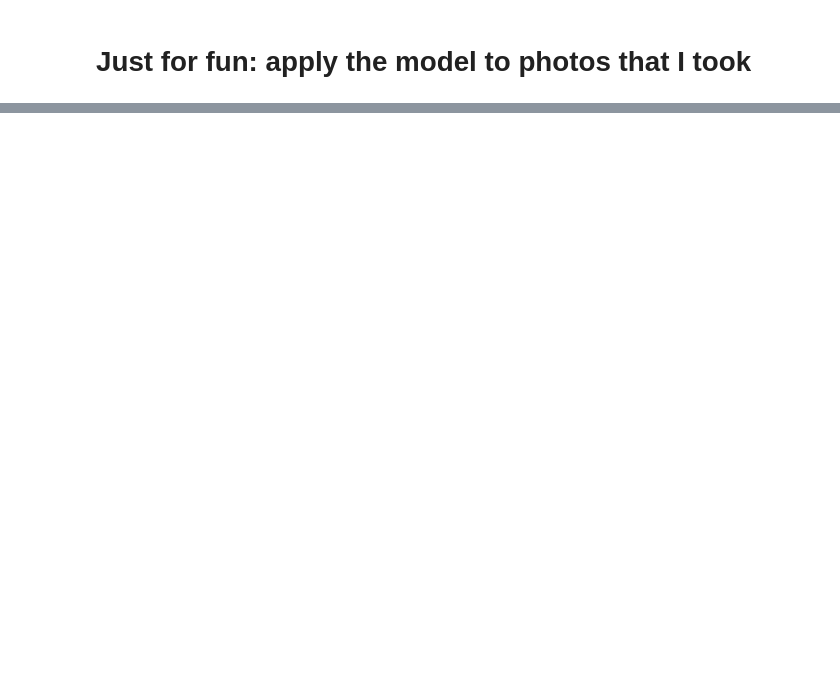
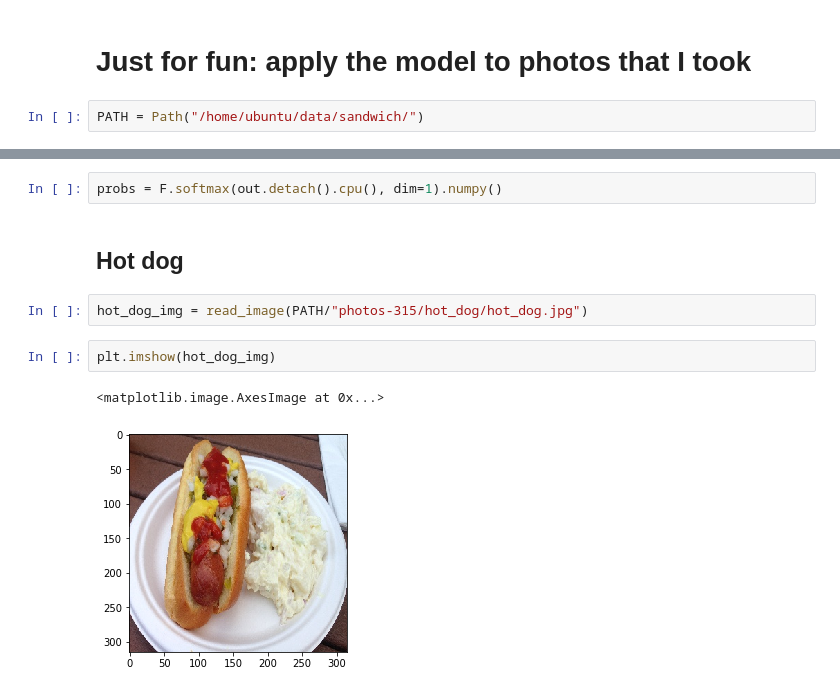
Before and after one commit to yihanw91/sandwich-classification, a Jupyter notebook: final_test_prediction.ipynb, the cells around one changed output, grey strips where cells are left out. Drawn from its saved outputs; the diff is of its cells as text; blank space fills up the shorter version.

Commit message:
Make predicition for actual photos

```diff
--- a/final_test_prediction.ipynb
+++ b/final_test_prediction.ipynb
@@ -218,2 +207,4 @@ accuracy_score(y_true=ys_aug, y_pred=preds_aug)
 # %% [markdown]
 # Just for fun: apply the model to photos that I took
+# %%
+PATH = Path("/home/ubuntu/data/sandwich/")
@@ -219,0 +271,11 @@ accuracy_score(y_true=ys_aug, y_pred=preds_aug)
+# %%
+probs = F.softmax(out.detach().cpu(), dim=1).numpy()
+# %% [markdown]
+## Hot dog
+# %%
+hot_dog_img = read_image(PATH/"photos-315/hot_dog/hot_dog.jpg")
+# %%
+plt.imshow(hot_dog_img)
+# %% [output]
+<matplotlib.image.AxesImage at 0x...>
+[figure, added]
```
Also changed, not shown: parts of 37 cells of this notebook, 5 other files.
